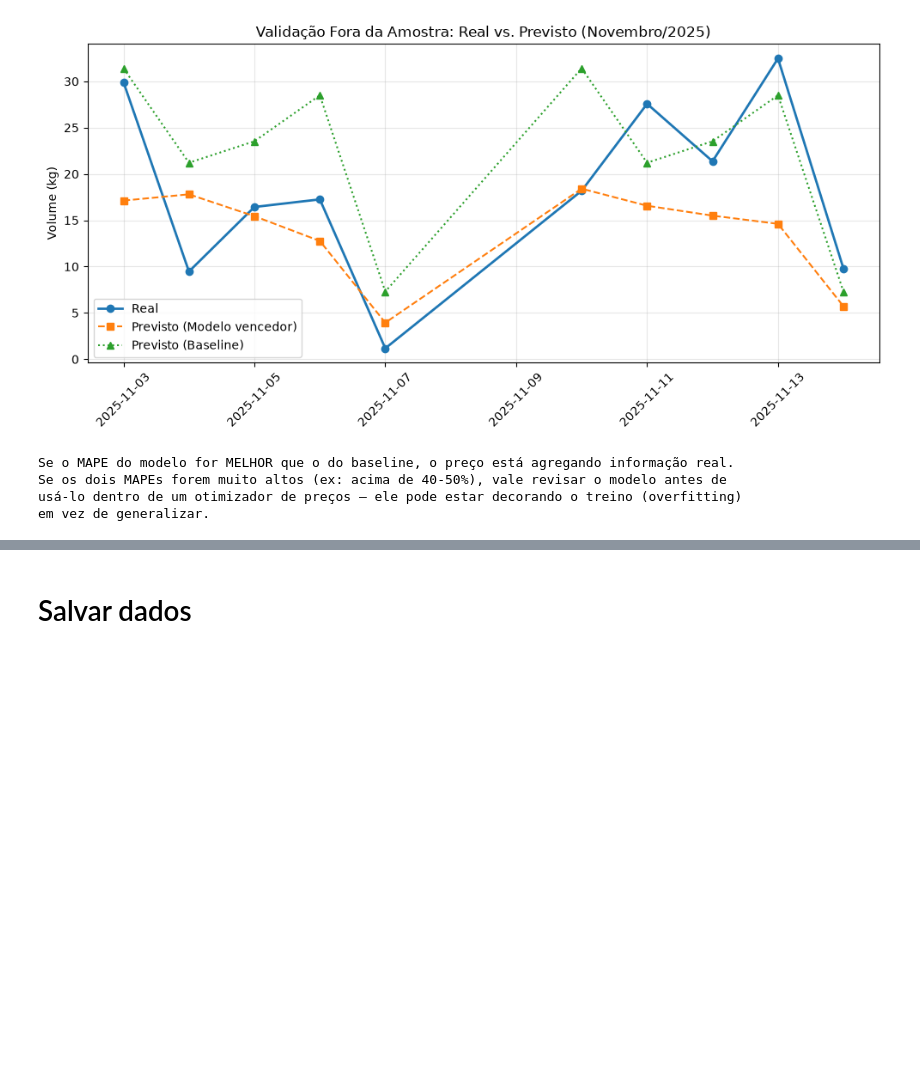
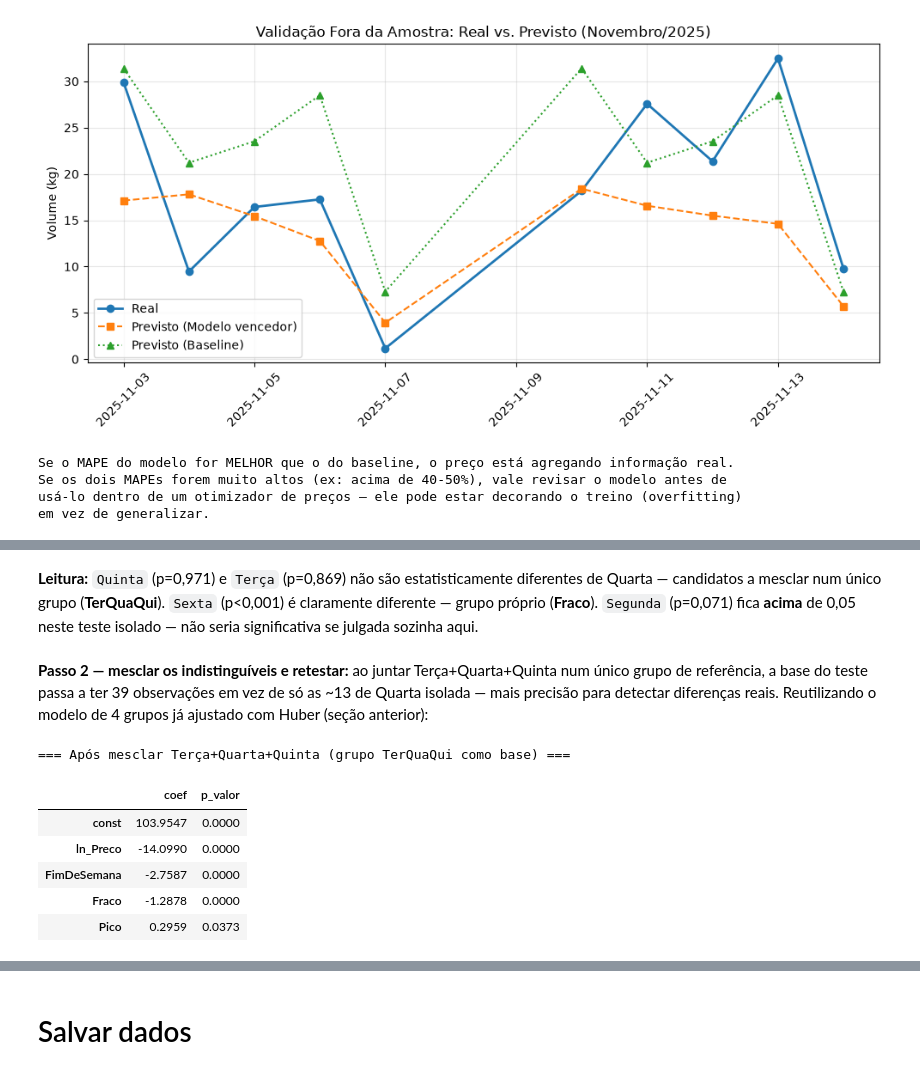
Before and after one commit to natfaria/2026-resolucao_problemas, a Jupyter notebook: 2026_resolucao_problemas/notebooks/01-EDA_v3.ipynb, the cells around one changed output, grey strips where cells are left out. Drawn from its saved outputs; the diff is of its cells as text; code cells hidden in the pictures; blank space fills up the shorter version.

```diff
--- a/2026_resolucao_problemas/notebooks/01-EDA_v3.ipynb
+++ b/2026_resolucao_problemas/notebooks/01-EDA_v3.ipynb
@@ -1849,0 +2135,22 @@ em vez de generalizar.
+# %% [markdown]
+**Leitura:** `Quinta` (p=0,971) e `Terça` (p=0,869) não são estatisticamente diferentes de Quarta —
+candidatos a mesclar num único grupo (**TerQuaQui**). `Sexta` (p<0,001) é claramente diferente —
+grupo próprio (**Fraco**). `Segunda` (p=0,071) fica **acima** de 0,05 neste teste isolado — não seria
+significativa se julgada sozinha aqui.
+# %% [markdown]
+**Passo 2 — mesclar os indistinguíveis e retestar:** ao juntar Terça+Quarta+Quinta num único grupo
+de referência, a base do teste passa a ter 39 observações em vez de só as ~13 de Quarta isolada —
+mais precisão para detectar diferenças reais. Reutilizando o modelo de 4 grupos já ajustado com Huber
+(seção anterior):
+# %%
+print("=== Após mesclar Terça+Quarta+Quinta (grupo TerQuaQui como base) ===")
+resumo_agrupado = pd.DataFrame({'coef': modelo_huber4.params, 'p_valor': modelo_huber4.pvalues})
+display(resumo_agrupado.round(4))
+# %% [output]
+=== Após mesclar Terça+Quarta+Quinta (grupo TerQuaQui como base) ===
+|  | coef | p_valor |
+| const | 103.9547 | 0.0000 |
+| ln_Preco | -14.0990 | 0.0000 |
+| FimDeSemana | -2.7587 | 0.0000 |
+| Fraco | -1.2878 | 0.0000 |
+| Pico | 0.2959 | 0.0373 |
```
Also changed, not shown: parts of 19 cells of this notebook.
